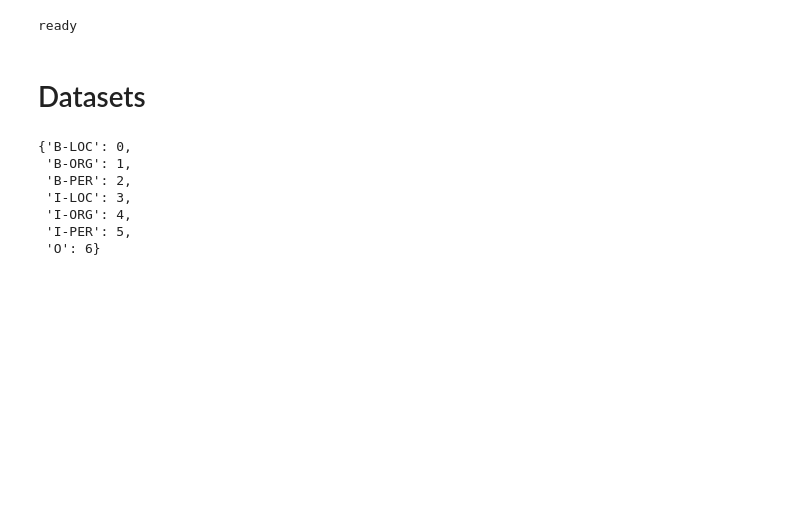
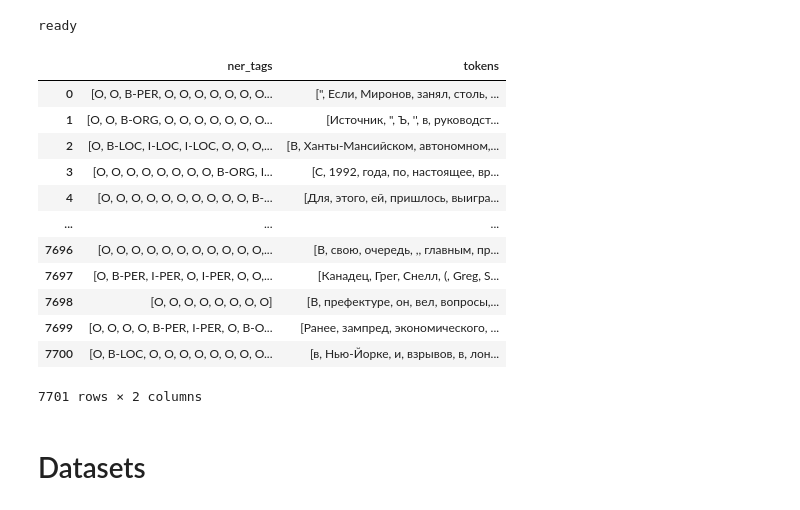
Before and after one commit to GeorgeShishkanov/university_project, a Jupyter notebook: Token_classificayin.ipynb, the cells around one changed output. Cells and saved outputs as stored; diff of their text form; code cells hidden in the pictures; blank space fills up the shorter version.

```diff
--- a/Token_classificayin.ipynb
+++ b/Token_classificayin.ipynb
@@ -180,6 +159,22 @@ for token,tag in zip(TOKEN_LIST, NER_TAG_LIST):
 # %%
 val_df['ner_tags'] = list_with_ner
 val_df['tokens'] = list_with_seq
+# %%
+train_df
+# %% [output]
+|  | ner_tags | tokens |
+| 0 | [O, O, B-PER, O, O, O, O, O, O, O... | [", Если, Миронов, занял, столь, ... |
+| 1 | [O, O, B-ORG, O, O, O, O, O, O, O... | [Источник, ", Ъ, '', в, руководст... |
+| 2 | [O, B-LOC, I-LOC, I-LOC, O, O, O,... | [В, Ханты-Мансийском, автономном,... |
+| 3 | [O, O, O, O, O, O, O, O, B-ORG, I... | [С, 1992, года, по, настоящее, вр... |
+| 4 | [O, O, O, O, O, O, O, O, O, O, B-... | [Для, этого, ей, пришлось, выигра... |
+| ... | ... | ... |
+| 7696 | [O, O, O, O, O, O, O, O, O, O, O,... | [В, свою, очередь, ,, главным, пр... |
+| 7697 | [O, B-PER, I-PER, O, I-PER, O, O,... | [Канадец, Грег, Снелл, (, Greg, S... |
+| 7698 | [O, O, O, O, O, O, O, O] | [В, префектуре, он, вел, вопросы,... |
+| 7699 | [O, O, O, O, B-PER, I-PER, O, B-O... | [Ранее, зампред, экономического, ... |
+| 7700 | [O, B-LOC, O, O, O, O, O, O, O, O... | [в, Нью-Йорке, и, взрывов, в, лон... |
+7701 rows × 2 columns
 # %% [markdown]
 # Datasets
 # %%
@@ -211,13 +206,3 @@ else:
     id2label = {k: v for k,v in enumerate(label_list)}
     label2id = {v: k for k,v in enumerate(label_list)}
 num_labels = len(label_list)
-# %%
-label2id
-# %% [output]
-{'B-LOC': 0,
- 'B-ORG': 1,
- 'B-PER': 2,
- 'I-LOC': 3,
- 'I-ORG': 4,
- 'I-PER': 5,
- 'O': 6}
```
Also changed, not shown: parts of 43 cells of this notebook.
